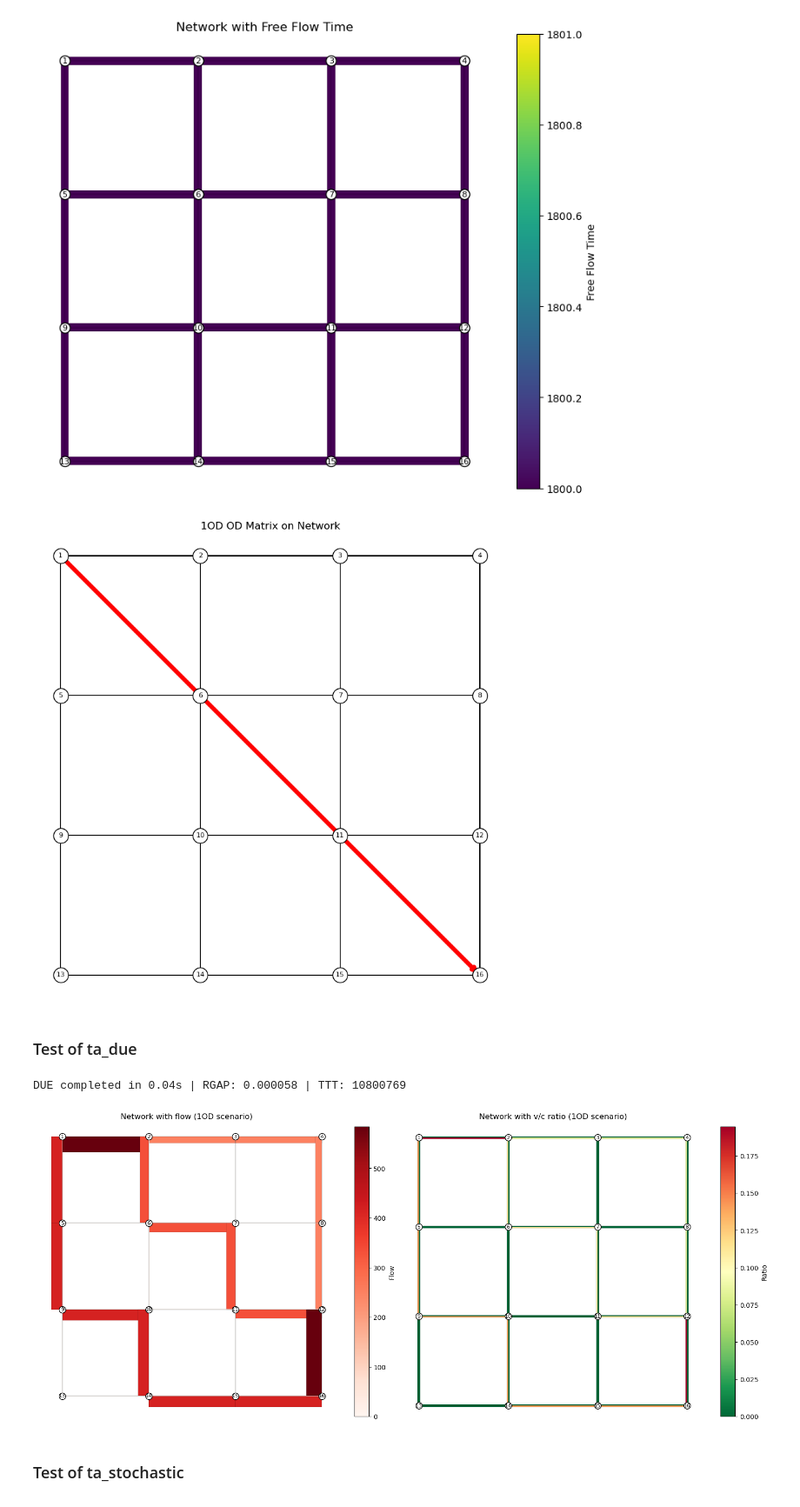
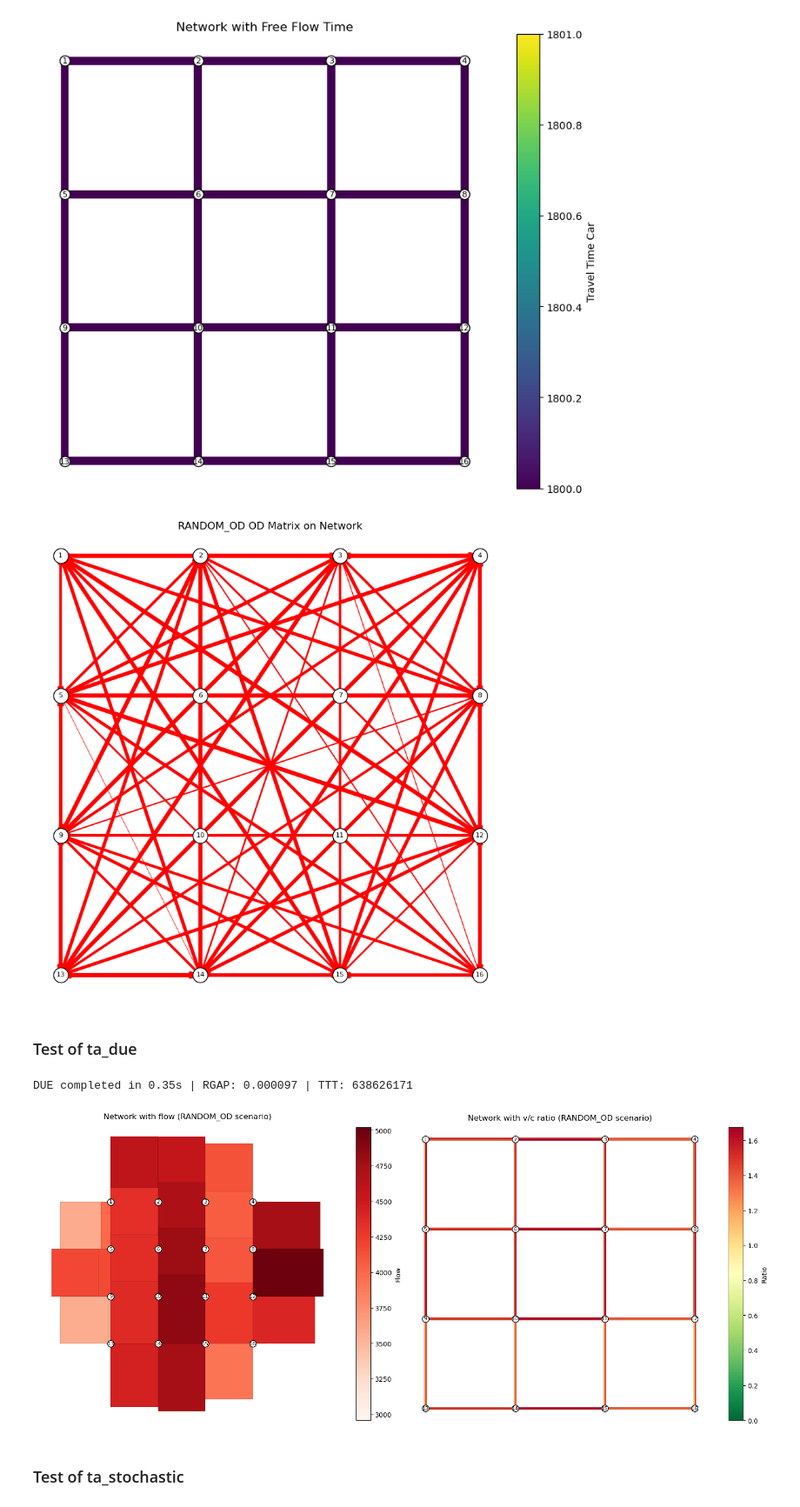
Before and after one commit to tim-lemm/code_these, a Jupyter notebook: notebooks/bike_model_v3.ipynb, the cells around one changed output. Shown at 87% size. Saved outputs shown, nothing was run; the diff lists cells and outputs as text; code cells hidden in the pictures.

```diff
--- a/notebooks/bike_model_v3.ipynb
+++ b/notebooks/bike_model_v3.ipynb
@@ -291,9 +292,9 @@ edge_df["length"] *= 10
 edge_df["type_bike"] = None
 edge_df["speed_bike"] /= 3.6
 edge_df["speed_car"] /= 3.6
-edge_df["time_bike"] = edge_df["length"] / edge_df["speed_bike"]
+edge_df["travel_time_bike"] = edge_df["length"] / edge_df["speed_bike"]
 edge_df["free_flow_time"] = edge_df["length"] / edge_df["speed_car"]
-edge_df["congested_time"] = edge_df["free_flow_time"]
+edge_df["travel_time_car"] = edge_df["free_flow_time"]
 edge_df["capacity_cars"] = 3000
 edge_df["capacity_bikes"] = 99999
 edge_df["alpha"] = 0.15
@@ -313,7 +314,7 @@ plot_network(edge_df, node_df,
 np.random.seed(69)
 od_matrix = pd.DataFrame(0, index=range(1,max(node_df['node'])+1), columns=range(1,max(node_df['node'])+1))
 
-OD_SCENARIO = "1OD" # Options: "1OD", "2OD", "RANDOM_OD"
+OD_SCENARIO = "RANDOM_OD" # Options: "1OD", "2OD", "RANDOM_OD"
 
 if OD_SCENARIO == "1OD":
     od_matrix.loc[1,16] = 1000
@@ -325,49 +326,50 @@ elif OD_SCENARIO == "RANDOM_OD":
     for i in liste_i:
         for j in liste_i:
             if i != j:
-                od_matrix.loc[i,j] = np.random.randint(20,2000)
+                od_matrix.loc[i,j] = np.random.randint(20,1000)
+size_od = od_matrix.index.max()
 
-od_matrix = convert_to_eaquilibrae_od_matrix(od_matrix)
-plot_od_matrix(od_matrix, edge_df, node_df, title=f"{OD_SCENARIO} OD Matrix on Network", figsize=(8,8), label=False)
+od_matrix_eaq = convert_to_eaquilibrae_od_matrix(od_matrix)
+plot_od_matrix(od_matrix_eaq, edge_df, node_df, title=f"{OD_SCENARIO} OD Matrix on Network", figsize=(8,8), label=False)
 # %% [output]
-[figure, old version]
+[figure, new version]
 # %% [markdown]
 ### Test of ta_due
 # %%
-results_due = ta_due(edge_df, od_matrix, algorithm='bfw', max_iter=500, tolerance=1e-4,
-           time_field='free_flow_time', cost_field='free_flow_time', capacity_field='capacity_cars', verbose=True)
+results_due = ta_due(edge_df, od_matrix_eaq, algorithm='bfw', max_iter=500, tolerance=1e-4,
+           time_field='travel_time_car', cost_field='travel_time_car', capacity_field='capacity_cars', verbose=True)
 fig, axes = plt.subplots(1,2, figsize=(16,8))
 plot_network(results_due['network'], node_df,
             node_id_col='node',
             node_label=True,
             color_col_num='flow',
             base_width=0.1,
             width_col='flow',
             width_scale=100,
             legend=True,
             title=f"Network with flow ({OD_SCENARIO} scenario)",
             figsize=(8,8),
             cmap='Reds',
             vmax=results_due['network']['flow'].max(),
             vmin=results_due['network']['flow'].min(),
             ax=axes[0])
 plot_network(results_due['network'], node_df,
             node_id_col='node',
             node_label=True,
             color_col_num='ratio',
             base_width=0.5,
             width_col='ratio',
             width_scale=100,
             legend=True,
             title=f"Network with v/c ratio ({OD_SCENARIO} scenario)",
             figsize=(8,8),
             cmap='RdYlGn_r',
             vmax=results_due['network']['ratio'].max(),
             vmin=0,
             ax=axes[1])
 # %% [output]
-DUE completed in 0.04s | RGAP: 0.000058 | TTT: 10800769
+DUE completed in 0.35s | RGAP: 0.000097 | TTT: 638626171
-[figure, old version]
+[figure, new version]
 # %% [markdown]
 ### Test of ta_stochastic
 # %%
```
Also changed, not shown: parts of 5 cells of this notebook, 7 other files.
